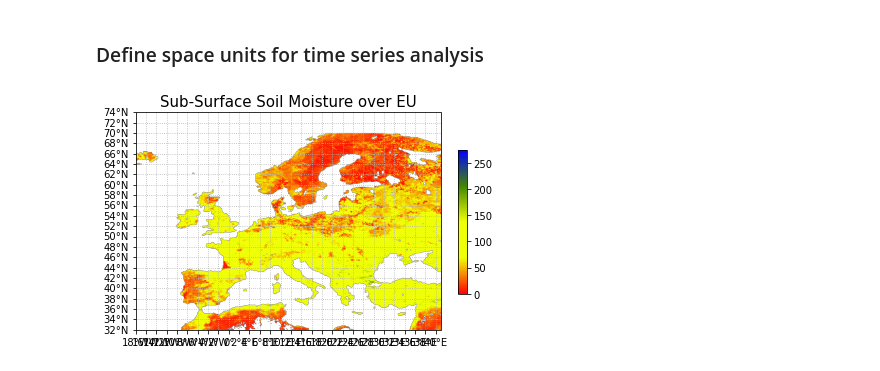
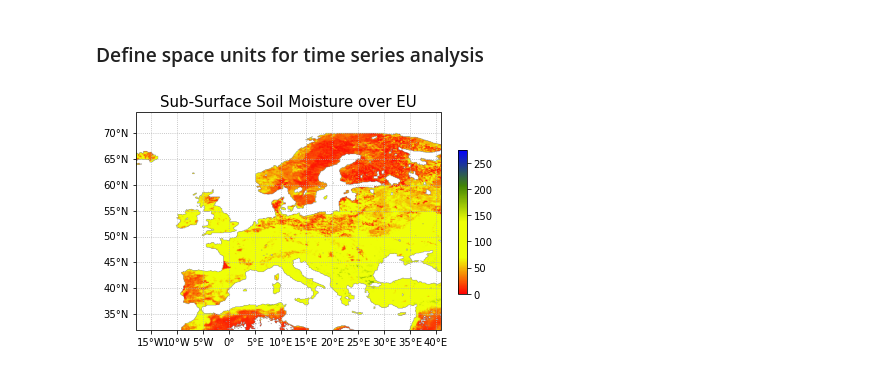
Before and after one commit to IvanPalm/gee_smap_eu, a Jupyter notebook: notebooks/soil_moisture_EU.ipynb, the cells around one changed output. Saved outputs shown, nothing was run; the diff lists cells and outputs as text; code cells hidden in the pictures.

```diff
--- a/notebooks/soil_moisture_EU.ipynb
+++ b/notebooks/soil_moisture_EU.ipynb
@@ -219,16 +219,16 @@ susm_m1.propertyNames().getInfo()
 # %%
 # xmin, ymin, xmax, ymax
 eu_bbox = [-18, 32, 41, 74]
 
 susm1 = susm.first()
 # Check grid size for spatial re-sampling
 ax = cartoee.get_map(susm1, region=eu_bbox, vis_params=susm_vparams)
 # add gridlines to the map at a specified interval
-cartoee.add_gridlines(ax, interval=[2, 2], linestyle=":")
+cartoee.add_gridlines(ax, interval=[5, 5], linestyle=":")
 # add colorbar
 cartoee.add_colorbar(ax, susm_vparams, loc='right')
 # set title
 ax.set_title(label='Sub-Surface Soil Moisture over EU', fontsize=15)
 plt.show()
 # %% [output]
-[figure, old version]
+[figure, new version]
```
Also changed, not shown: 1 other file.
